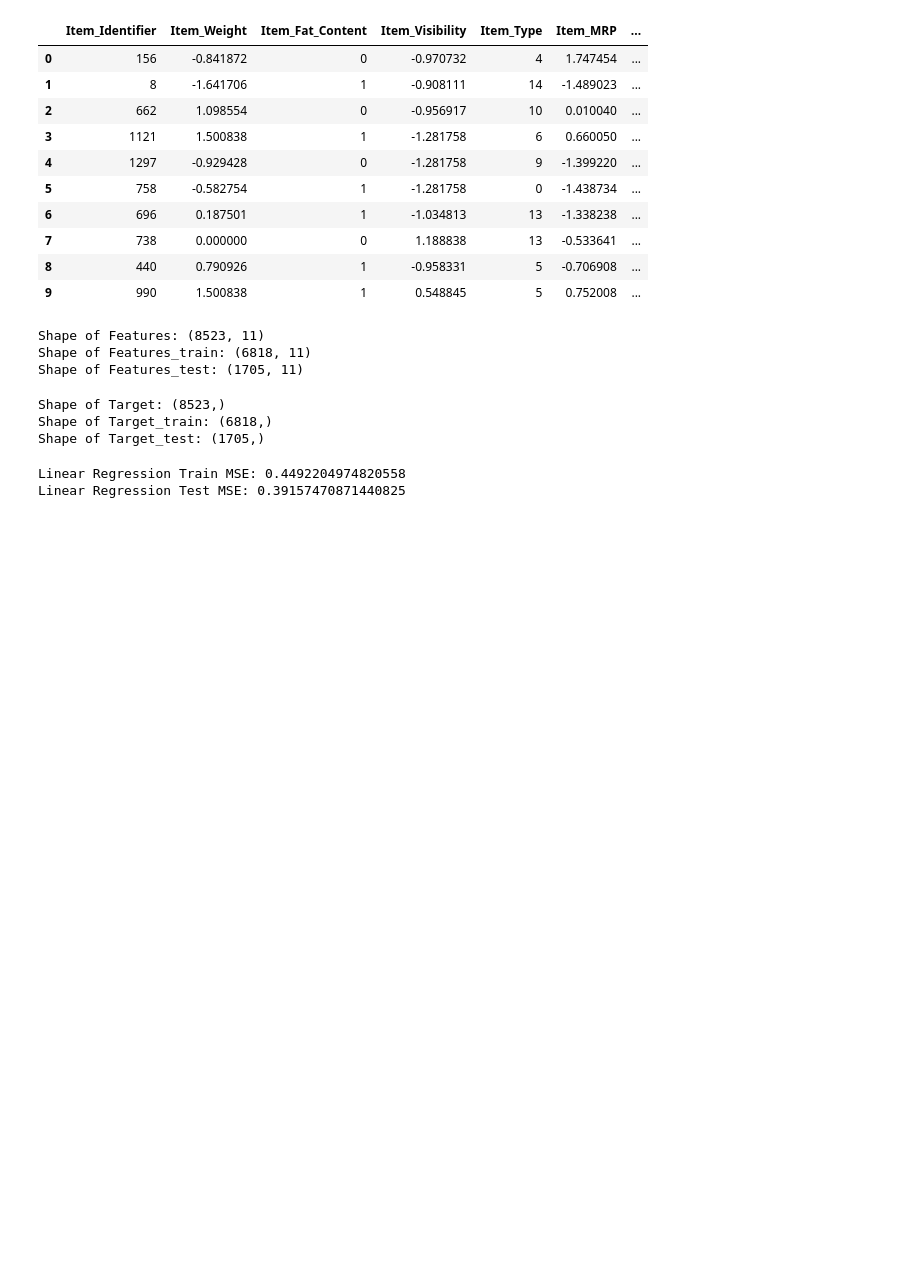
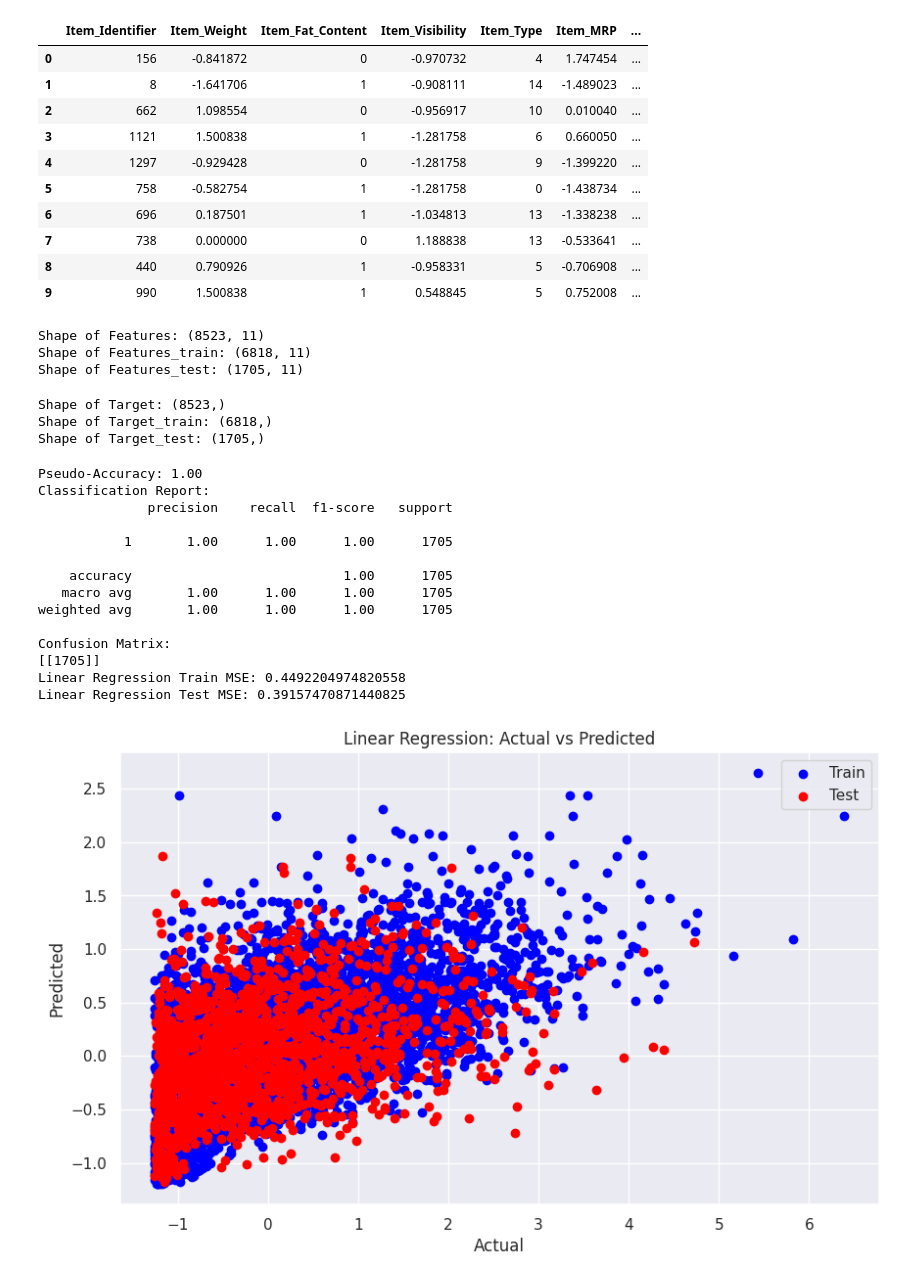
Before and after one commit to pranavi2013/AIML_2024, a Jupyter notebook: big_mart_Sales.ipynb, the cells around one changed output. Drawn from its saved outputs; the diff is of its cells as text; code cells hidden in the pictures; blank space fills up the shorter version.

```diff
--- a/big_mart_Sales.ipynb
+++ b/big_mart_Sales.ipynb
@@ -344,24 +380,67 @@ Shape of Target_train: (6818,)
 Shape of Target_test: (1705,)
 # %%
 from sklearn.linear_model import LinearRegression
-from sklearn.metrics import mean_squared_error
+from sklearn.metrics import mean_squared_error, classification_report, confusion_matrix
+import numpy as np
+import matplotlib.pyplot as plt
 
 # Function to train and evaluate Linear Regression
 def linear_regression(X_train, Y_train, X_test, Y_test):
     lr = LinearRegression()
     lr.fit(X_train, Y_train)
     Y_pred_train = lr.predict(X_train)
     Y_pred_test = lr.predict(X_test)
     train_mse = mean_squared_error(Y_train, Y_pred_train)
     test_mse = mean_squared_error(Y_test, Y_pred_test)
+
+    # Define threshold for pseudo-accuracy calculation
+    threshold = 10000  # Define your threshold value
+
+    # Calculate pseudo-accuracy
+    accuracy = np.mean(np.abs(Y_pred_test - Y_test) <= threshold)
+    print(f'Pseudo-Accuracy: {accuracy:.2f}')
+
+    # Classify based on threshold
+    y_classified = np.where(Y_pred_test <= threshold, 1, 0)
+    y_test_classified = np.where(Y_test <= threshold, 1, 0)
+
+    # Print classification report and confusion matrix
+    print("Classification Report:")
+    print(classification_report(y_test_classified, y_classified))
+    print("Confusion Matrix:")
+    print(confusion_matrix(y_test_classified, y_classified))
+
     return lr, train_mse, test_mse
 
 # Train Linear Regression model and evaluate
 lr_model, train_mse, test_mse = linear_regression(X_train, Y_train, X_test, Y_test)
 print("Linear Regression Train MSE:", train_mse)
 print("Linear Regression Test MSE:", test_mse)
+
+# Plotting
+plt.figure(figsize=(10, 6))
+plt.scatter(Y_train, Y_pred_train, color='blue', label='Train')
+plt.scatter(Y_test, Y_pred_test, color='red', label='Test')
+plt.xlabel('Actual')
+plt.ylabel('Predicted')
+plt.title('Linear Regression: Actual vs Predicted')
+plt.legend()
+plt.show()
 # %% [output]
+Pseudo-Accuracy: 1.00
+Classification Report:
+              precision    recall  f1-score   support
+
+           1       1.00      1.00      1.00      1705
+
+    accuracy                           1.00      1705
+   macro avg       1.00      1.00      1.00      1705
+weighted avg       1.00      1.00      1.00      1705
+
+Confusion Matrix:
+[[1705]]
 Linear Regression Train MSE: 0.4492204974820558
 Linear Regression Test MSE: 0.39157470871440825
+[figure, added]
 # %%
 from sklearn.svm import SVR
```
Also changed, not shown: parts of 5 cells of this notebook.
